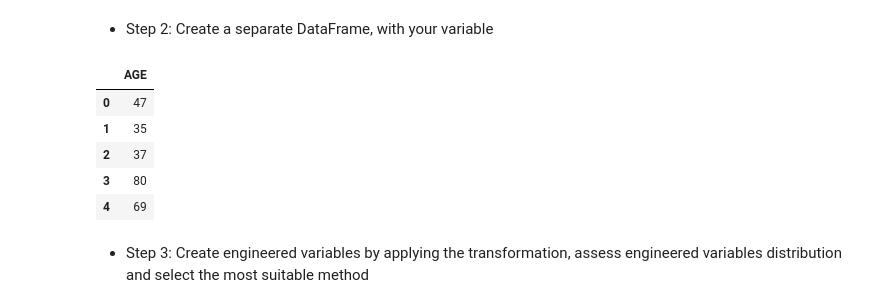
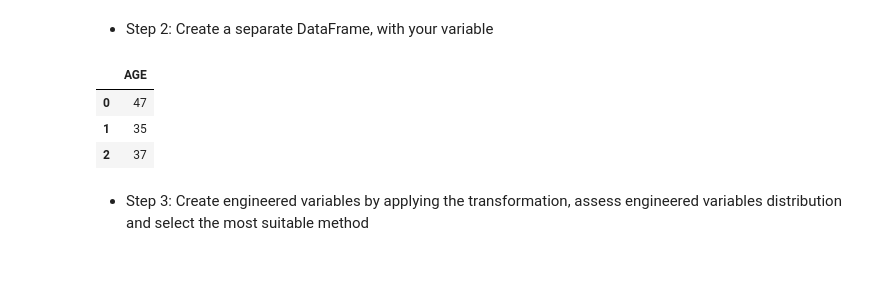
Before and after one commit to cniblock/milestone-covid-19-study, a Jupyter notebook: jupyter_notebooks/04 - FeatureEngineering.ipynb, the cells around one changed output. Cells and saved outputs as stored; diff of their text form; code cells hidden in the pictures; blank space fills up the shorter version.

```diff
--- a/jupyter_notebooks/04 - FeatureEngineering.ipynb
+++ b/jupyter_notebooks/04 - FeatureEngineering.ipynb
@@ -363,14 +398,12 @@ variables_engineering
 * Step 2: Create a separate DataFrame, with your variable
 # %%
 df_engineering = TrainSet[variables_engineering].copy()
-df_engineering.head()
+df_engineering.head(3)
 # %% [output]
 |  | AGE |
 | 0 | 47 |
 | 1 | 35 |
 | 2 | 37 |
-| 3 | 80 |
-| 4 | 69 |
 # %% [markdown]
 * Step 3: Create engineered variables by applying the transformation, assess engineered variables distribution and select the most suitable method
 # %%
```
Also changed, not shown: parts of 6 cells of this notebook, 2 other files.
